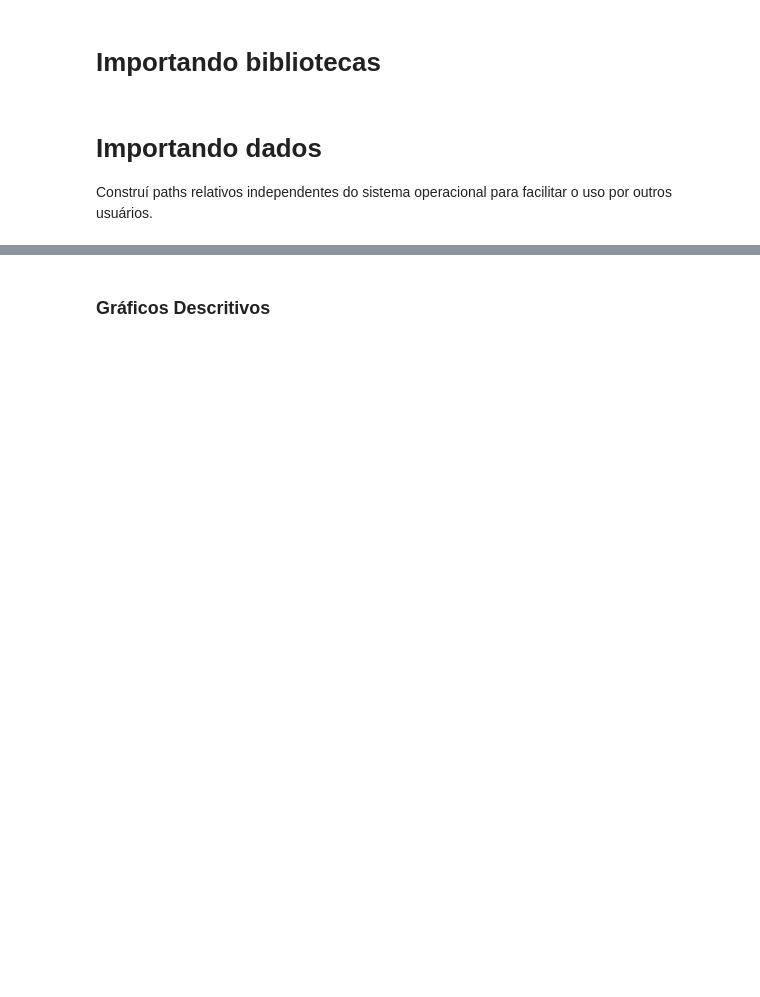
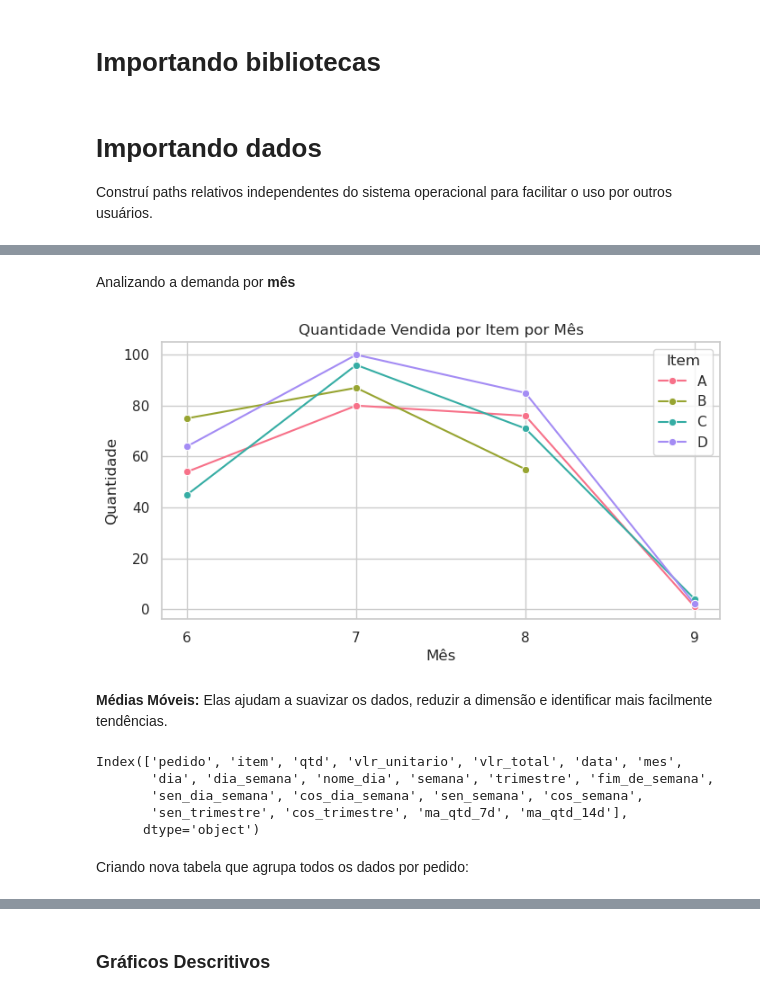
Before and after one commit to joaomj/case_mrhealth, a Jupyter notebook: notebook.ipynb, the cells around one changed output, grey strips where cells are left out. Saved outputs shown, nothing was run; the diff lists cells and outputs as text; code cells hidden in the pictures; blank space fills up the shorter version.

```diff
--- a/notebook.ipynb
+++ b/notebook.ipynb
@@ -70,0 +238,25 @@ df_itens_pedido = df_itens_pedido.drop(columns='VALOR_TOTAL')
+# %% [markdown]
+Analizando a demanda por **mês**
+# %%
+# Quantidade por mês
+
+# Agrupar por mês e por item
+df_monthly = df.groupby(['item', 'mes'])['qtd'].sum().reset_index()
+
+# Plotar com Seaborn
+plt.figure(figsize=(8, 4))
+sns.set_theme(style="whitegrid")
+sns.lineplot(data=df_monthly, x='mes', y='qtd', hue='item', marker='o', palette="husl")
+
+plt.xlabel('Mês')
+plt.ylabel('Quantidade')
+plt.title('Quantidade Vendida por Item por Mês')
+plt.legend(title='Item')
+plt.xticks(df_monthly['mes'].unique())
+
+plt.show()
+# %% [output]
+[figure, added]
+# %% [markdown]
+**Médias Móveis:**
+Elas ajudam a suavizar os dados, reduzir a dimensão e identificar mais facilmente tendências.
@@ -71,3 +269,13 @@ df_itens_pedido = df_itens_pedido.drop(columns='VALOR_TOTAL')
+# %%
+df.columns
+# %% [output]
+Index(['pedido', 'item', 'qtd', 'vlr_unitario', 'vlr_total', 'data', 'mes',
+       'dia', 'dia_semana', 'nome_dia', 'semana', 'trimestre', 'fim_de_semana',
+       'sen_dia_semana', 'cos_dia_semana', 'sen_semana', 'cos_semana',
+       'sen_trimestre', 'cos_trimestre', 'ma_qtd_7d', 'ma_qtd_14d'],
+      dtype='object')
+# %% [markdown]
+Criando nova tabela que agrupa todos os dados por pedido:
 # %%
 # verificando se cada pedido ocorre apenas em uma única data
 unique_dates = df_pedido.groupby(by='ID_PEDIDO')['DATA'].nunique()
```
Also changed, not shown: parts of 30 cells of this notebook, 1 other file.
